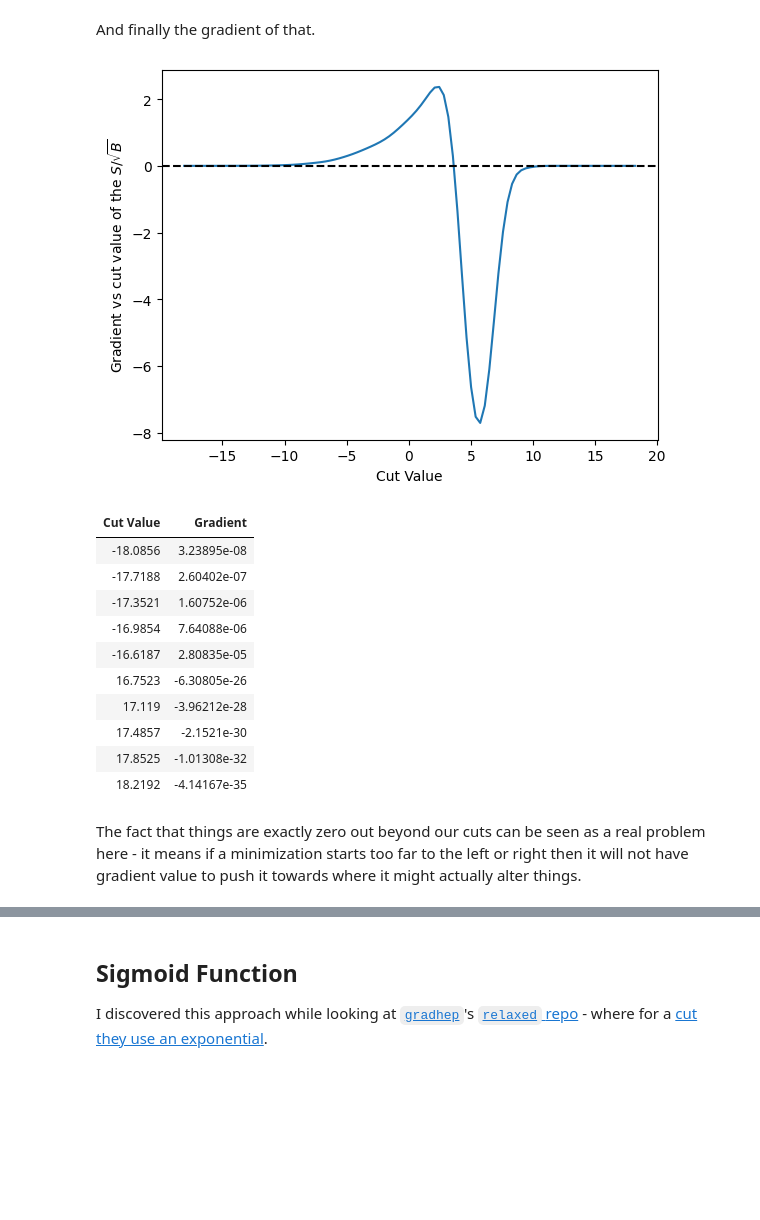
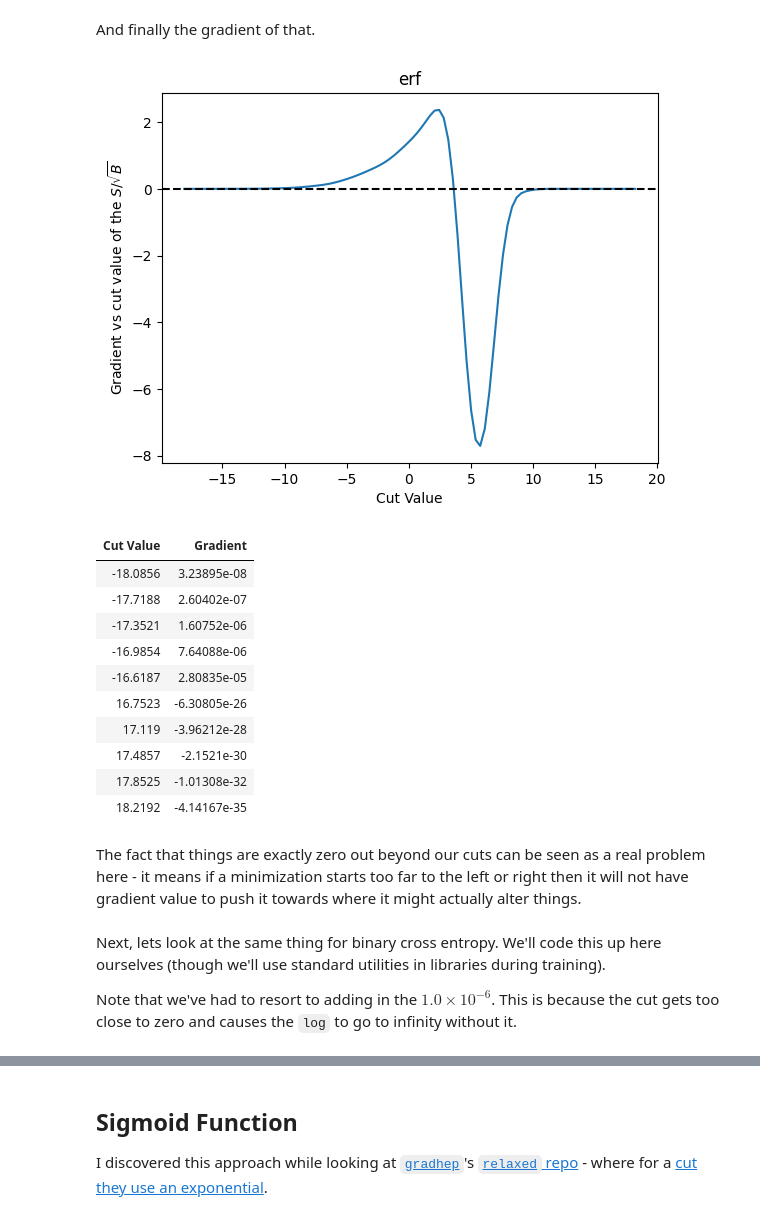
Before and after one commit to gordonwatts/diff-prog-intro, a Jupyter notebook: book/different_cut_emulations.ipynb, the cells around one changed output, grey strips where cells are left out. Saved outputs shown, nothing was run; the diff lists cells and outputs as text; code cells hidden in the pictures; blank space fills up the shorter version.

```diff
--- a/book/different_cut_emulations.ipynb
+++ b/book/different_cut_emulations.ipynb
@@ -77,29 +82,30 @@ plot_s_sqrt_b(cut_erf)
 # %% [markdown]
 And finally the gradient of that.
 # %%
-def plot_grad(f):
+def plot_grad(f: Callable, f_metric: Callable, cut_name: str, metric: str):
     def calc_by_c(c):
-        return sig_sqrt_b(ft.partial(f, c), data_sig_j, data_back_j)
+        return f_metric(ft.partial(f, c), data_sig_j, data_back_j)
 
     g = jax.grad(calc_by_c)
 
     plt.plot(x_values, np.array([g(c) for c in x_values]))
     plt.xlabel('Cut Value')
-    plt.ylabel(r'Gradient vs cut value of the $S/\sqrt{B}$')
+    plt.ylabel(f'Gradient vs cut value of the {metric}')
+    plt.title(cut_name)
 
     # And show a line where the zero is
     plt.axhline(0.0, color='black', linestyle='dashed')
 
     plt.show()
 
     # Finally, print out the last 5 and the first 5 items
     x_values_ends = list(x_values[0:5]) + list(x_values[-5:])
     g_values = [[c, float(g(c))] for c in x_values_ends]
     return tabulate.tabulate(g_values, headers=['Cut Value', 'Gradient'], tablefmt='html')
 
-plot_grad(cut_erf)
+plot_grad(cut_erf, sig_sqrt_b, 'erf', r'$S/\sqrt{B}$')
 # %% [output]
-[figure, old version]
+[figure, new version]
 | Cut Value | Gradient |
 | -18.0856 | 3.23895e-08 |
 | -17.7188 | 2.60402e-07 |
@@ -113,3 +119,7 @@ plot_grad(cut_erf)
 | 18.2192 | -4.14167e-35 |
 # %% [markdown]
 The fact that things are exactly zero out beyond our cuts can be seen as a real problem here - it means if a minimization starts too far to the left or right then it will not have gradient value to push it towards where it might actually alter things.
+# %% [markdown]
+Next, lets look at the same thing for binary cross entropy. We'll code this up here ourselves (though we'll use standard utilities in libraries during training).
+
+Note that we've had to resort to adding in the $1.0 \times 10^{-6}$. This is because the cut gets too close to zero and causes the `log` to go to infinity without it.
```
Also changed, not shown: parts of 22 cells of this notebook, 2 other files.
